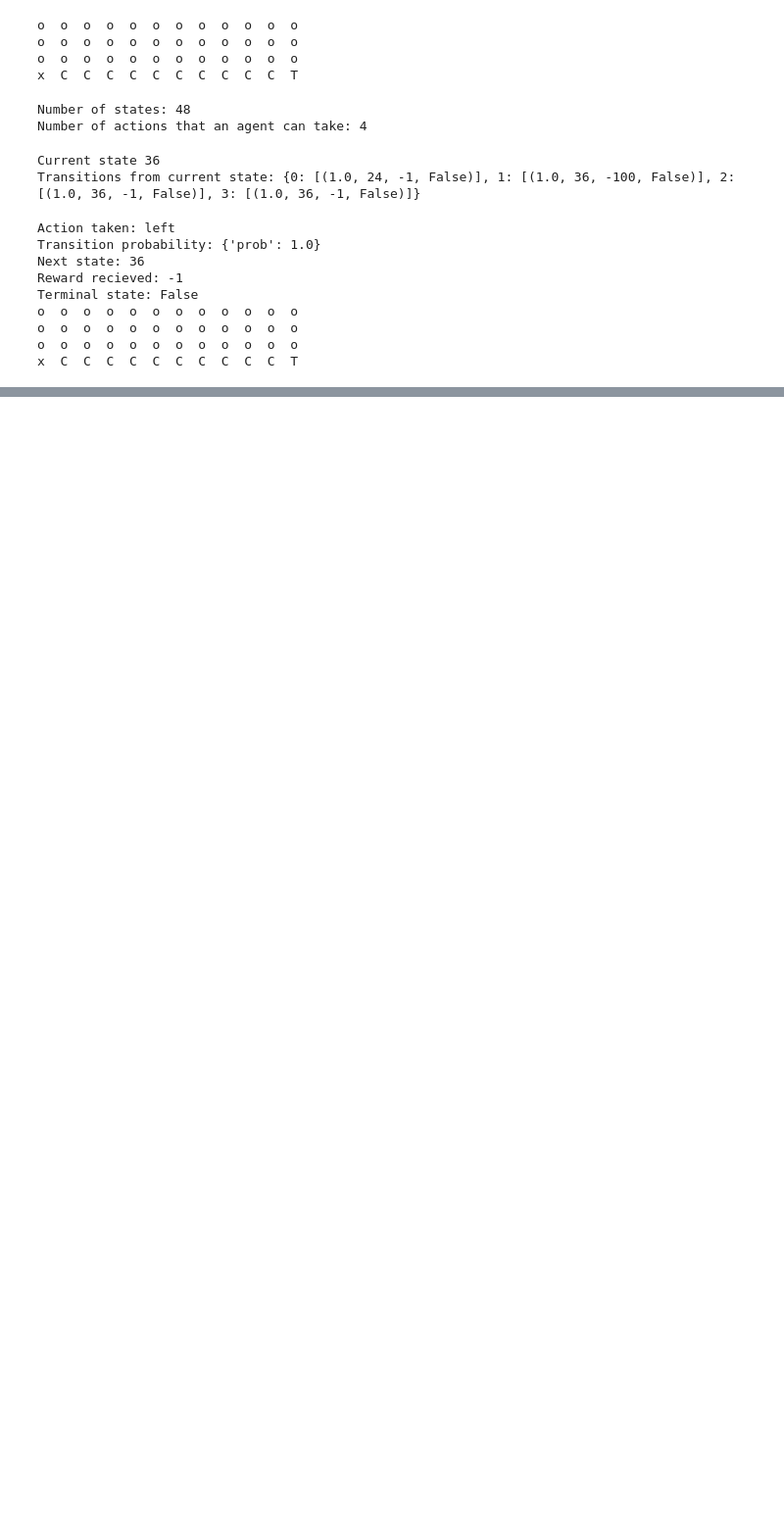
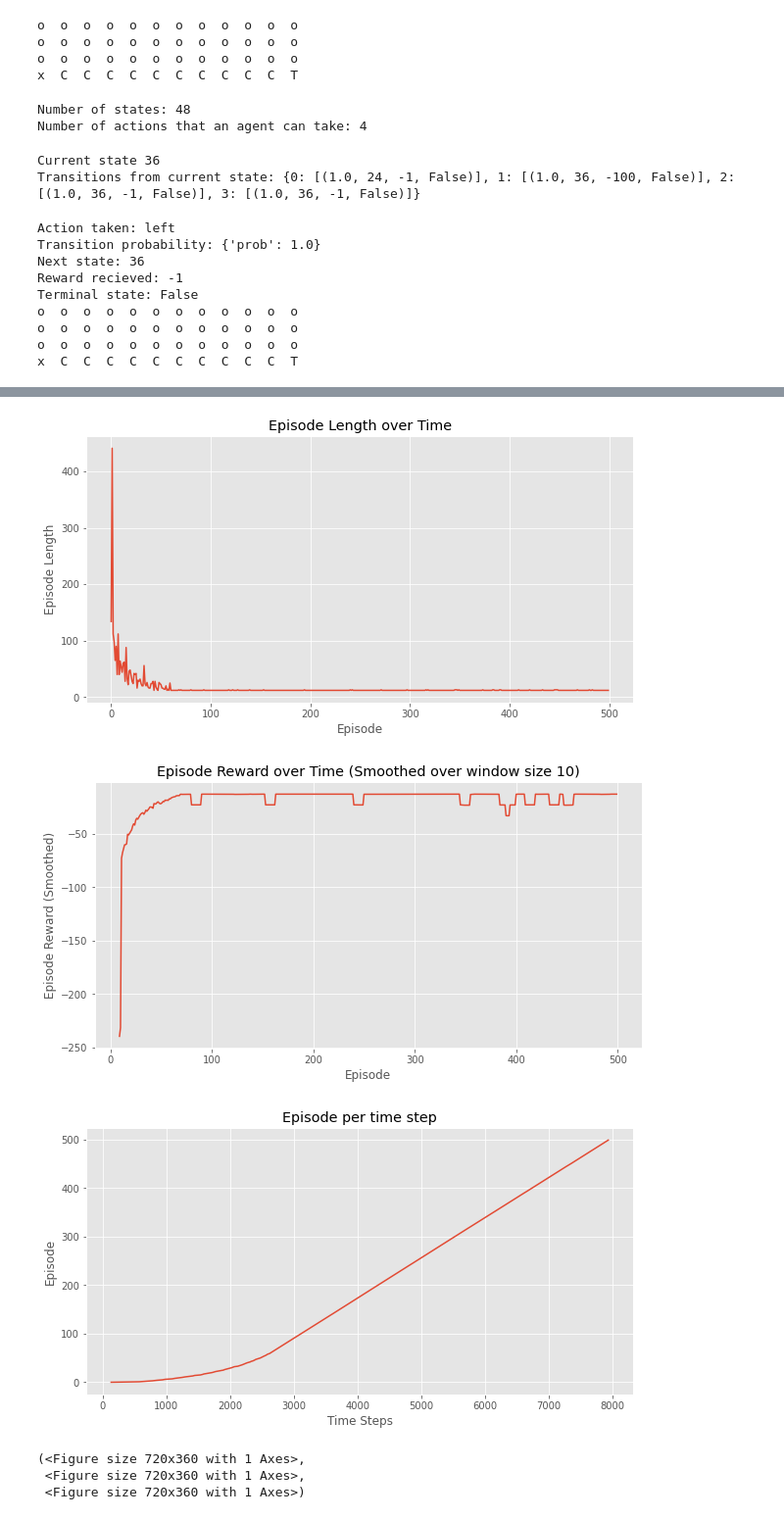
Before and after one commit to BenjaminSmith27/COSC517FinalProject, a Jupyter notebook: cliff.ipynb, the cells around one changed output, grey strips where cells are left out. Shown at 98% size. Drawn from its saved outputs; the diff is of its cells as text; code cells hidden in the pictures; blank space fills up the shorter version.

Commit message:
added Q-Learning

```diff
--- a/cliff.ipynb
+++ b/cliff.ipynb
@@ -364,0 +444,3 @@ Optimal Policy:
+# %%
+%%time
+Q, stats = q_learning(env, 500)
@@ -364,0 +450,9 @@ Optimal Policy:
+# %%
+plot_episode_stats(stats)
+# %% [output]
+[figure, added]
+[figure, added]
+[figure, added]
+(<Figure size 720x360 with 1 Axes>,
+ <Figure size 720x360 with 1 Axes>,
+ <Figure size 720x360 with 1 Axes>)
```
Also changed, not shown: parts of 8 cells of this notebook.
